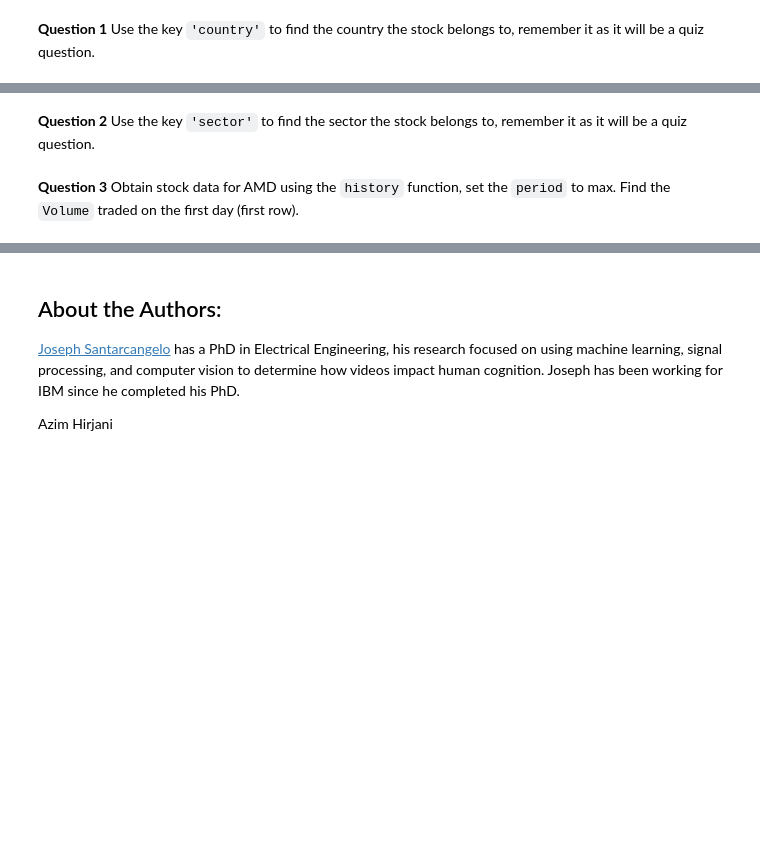
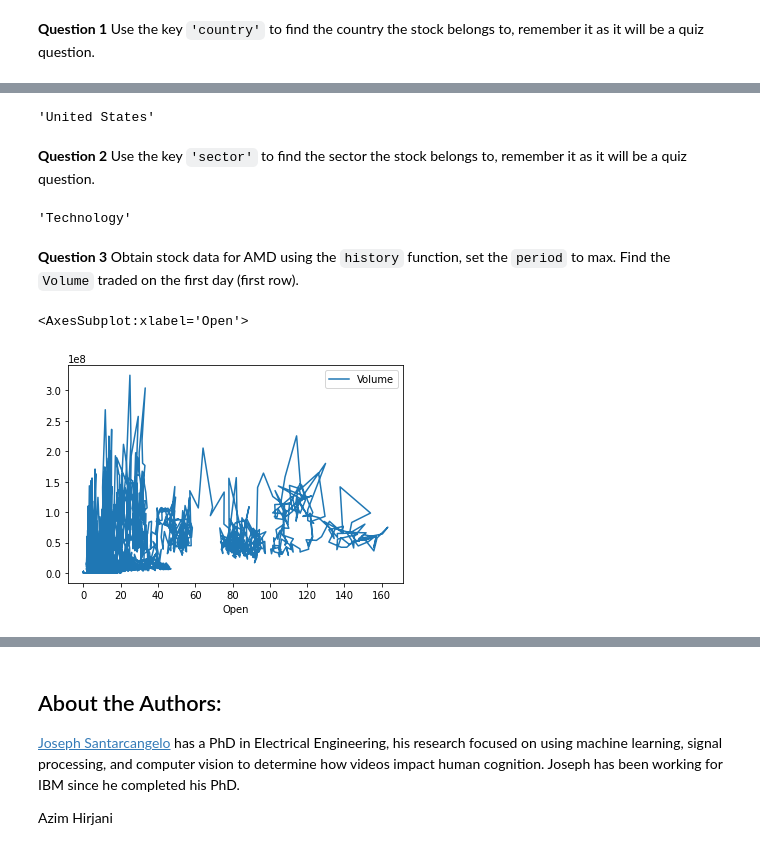
Before and after one commit to vipinyadav0/Python_Data_Science, a Jupyter notebook: Final_Assignment_Library.ipynb, the cells around one changed output, grey strips where cells are left out. Saved outputs shown, nothing was run; the diff lists cells and outputs as text; code cells hidden in the pictures; blank space fills up the shorter version.

```diff
--- a/Final_Assignment_Library.ipynb
+++ b/Final_Assignment_Library.ipynb
@@ -130,5 +150,7 @@ apple.dividends.plot()
 ## Exercise
 # %% [markdown]
 Now using the `Ticker` module create an object for AMD (Advanced Micro Devices) with the ticker symbol is `AMD` called; name the object <code>amd</code>.
+# %%
+amd = yf.Ticker("AMD")
 # %% [markdown]
 <b>Question 1</b> Use the key  <code>'country'</code> to find the country the stock belongs to, remember it as it will be a quiz question.
@@ -135,4 +178,19 @@ Now using the `Ticker` module create an object for AMD (Advanced Micro Devices)
+# %%
+amd_info["country"]
+# %% [output]
+'United States'
 # %% [markdown]
 <b>Question 2</b> Use the key  <code>'sector'</code> to find the sector the stock belongs to, remember it as it will be a quiz question.
+# %%
+amd_info["sector"]
+# %% [output]
+'Technology'
 # %% [markdown]
 <b>Question 3</b> Obtain stock data for AMD using the `history` function, set the `period` to max. Find the `Volume` traded on the first day (first row).
+# %%
+amd_share_price_data = amd.history(period="max")
+# %%
+amd_share_price_data.plot(x="Open", y="Volume")
+# %% [output]
+<AxesSubplot:xlabel='Open'>
+[figure, added]
```
Also changed, not shown: parts of 6 cells of this notebook.
